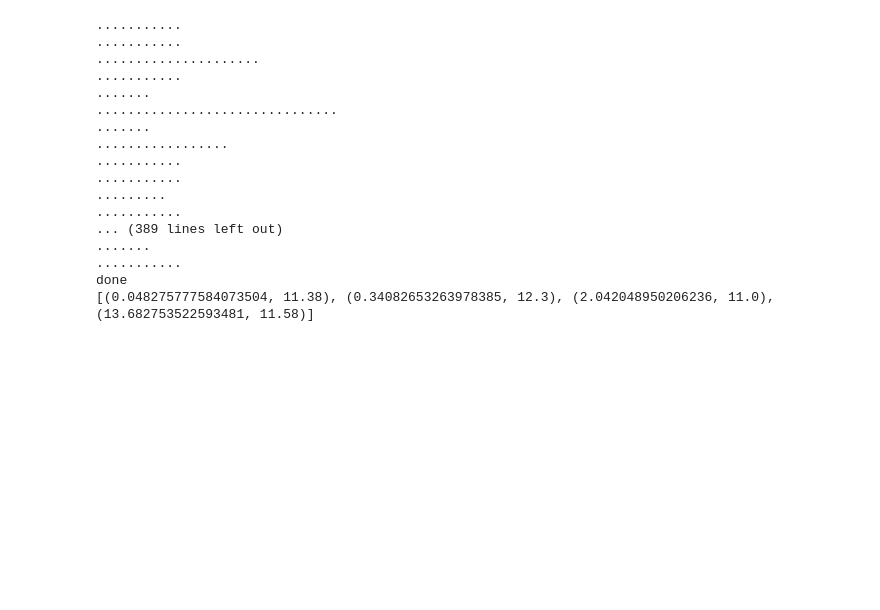
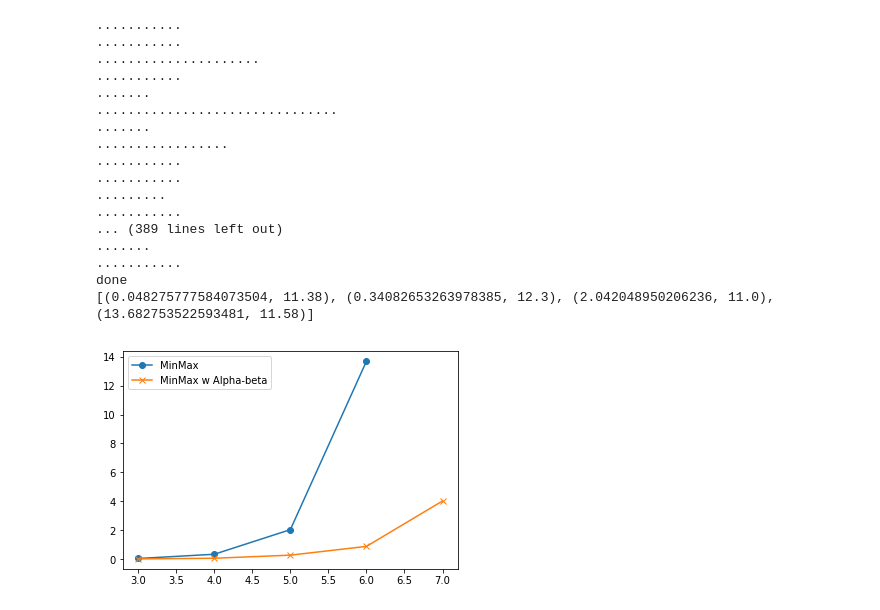
Before and after one commit to gr4cza/Connect4_AI, a Jupyter notebook: notebooks/Measure_agent.ipynb, the cells around one changed output. Cells and saved outputs as stored; diff of their text form; code cells hidden in the pictures; blank space fills up the shorter version.

```diff
--- a/notebooks/Measure_agent.ipynb
+++ b/notebooks/Measure_agent.ipynb
@@ -146,3 +169,14 @@ print(minmax)
 ...........
 done
 [(0.048275777584073504, 11.38), (0.34082653263978385, 12.3), (2.042048950206236, 11.0), (13.682753522593481, 11.58)]
+# %%
+x1 = [3, 4, 5, 6 ]
+x2 = [3, 4, 5, 6, 7]
+y1 = [0.048275777584073504, 0.34082653263978385, 2.042048950206236,13.682753522593481]
+y2 = [0.018994913639057257, 0.06519774956706625, 0.2786494364891562, 0.8848139965772457, 4.023746702822163]
+plt.plot(x1, y1, label="MinMax", marker='o')
+plt.plot(x2, y2, label="MinMax w Alpha-beta", marker='x')
+plt.legend()
+plt.show()
+# %% [output]
+[figure, added]
```
Also changed, not shown: parts of 4 cells of this notebook, 3 other files.
